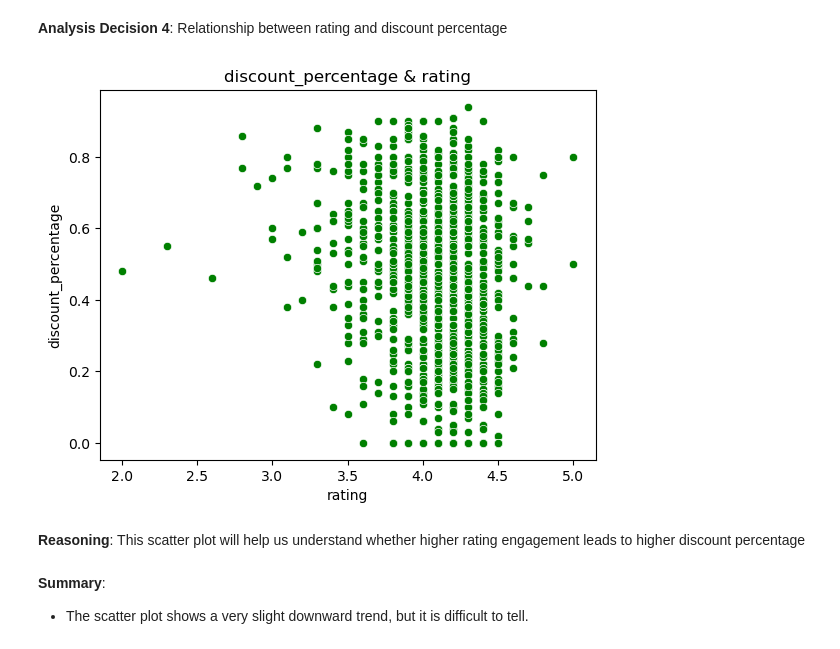
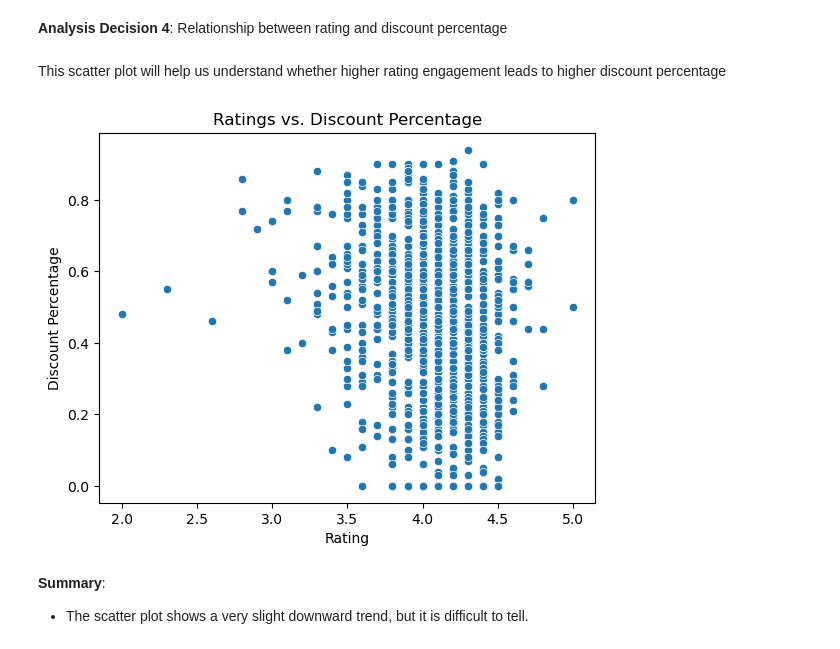
Before and after one commit to haule687/Data-Analyst-Capstone-Amazon-Products, a Jupyter notebook: Investigate_a_Dataset.ipynb, the cells around one changed output. Cells and saved outputs as stored; diff of their text form; code cells hidden in the pictures.

```diff
--- a/Investigate_a_Dataset.ipynb
+++ b/Investigate_a_Dataset.ipynb
@@ -565,14 +576,16 @@ df_clean['discount_percentage'].corr(df_clean['rating'])
 - The correlation between discount percentage and rating is -0.155, it shows a weak negative relationship. This implies that in general, when the product rating decreases, the discount percentage will be increases, though the effect is minimal.
 # %% [markdown]
 **Analysis Decision 4**: Relationship between rating and discount percentage
+# %% [markdown]
+This scatter plot will help us understand whether higher rating engagement leads to higher discount percentage
 # %%
-sns.scatterplot(x='rating',y='discount_percentage', data= df_clean, color = "green")
-plt.title("discount_percentage & rating")
+sns.scatterplot(x='rating',y='discount_percentage', data= df_clean)
+plt.title('Ratings vs. Discount Percentage')
+plt.xlabel('Rating')
+plt.ylabel('Discount Percentage')
 plt.show()
 # %% [output]
-[figure, old version]
+[figure, new version]
-# %% [markdown]
-**Reasoning**: This scatter plot will help us understand whether higher rating engagement leads to higher discount percentage
 # %% [markdown]
 **Summary**:
 - The scatter plot shows a very slight downward trend, but it is difficult to tell.
```
Also changed, not shown: parts of 25 cells of this notebook, 2 other files.
